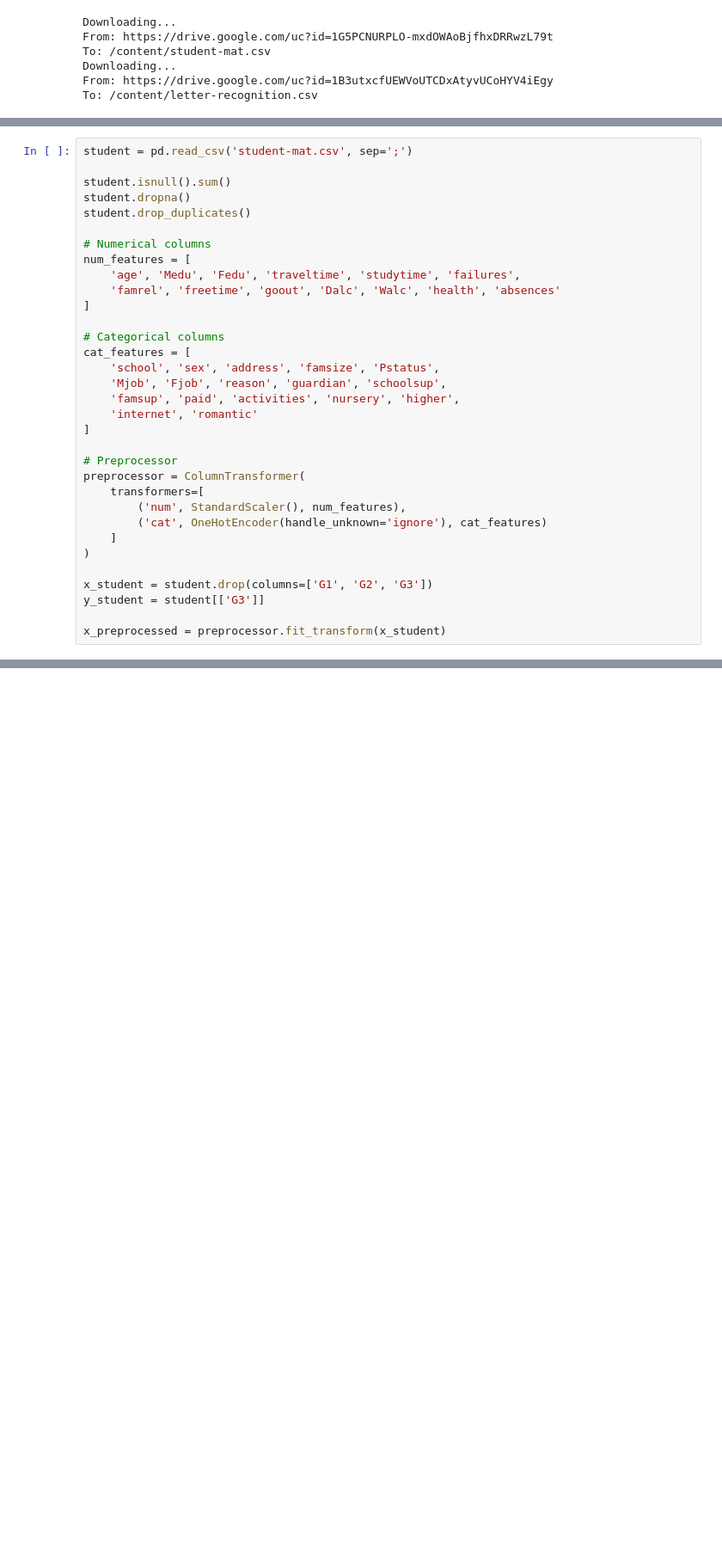
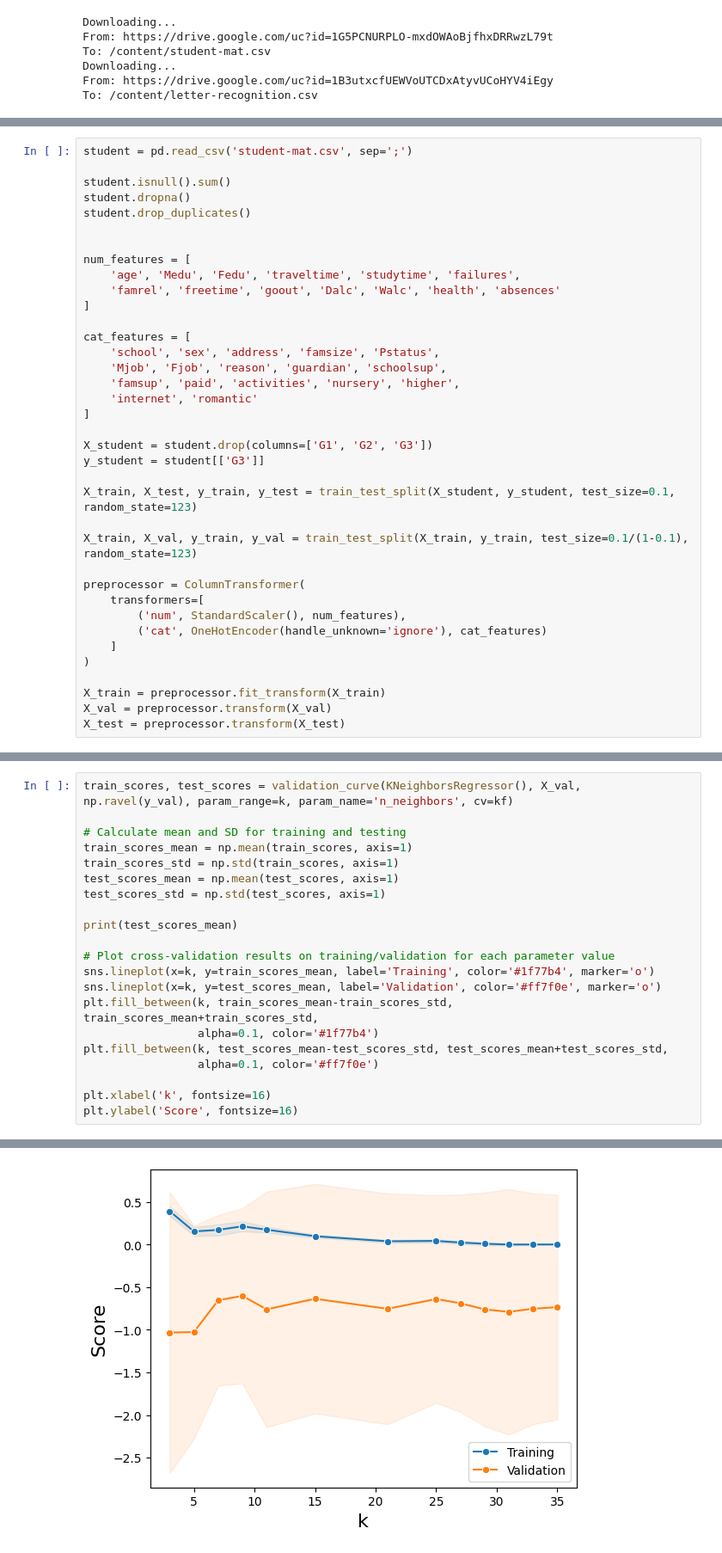
Before and after one commit to ntmdrgl/CSCI-164, a Jupyter notebook: csci_164_project.ipynb, the cells around one changed output, grey strips where cells are left out. Shown: that part at 86% size. Saved outputs shown, nothing was run; the diff lists cells and outputs as text; blank space fills up the shorter version.

```diff
--- a/csci_164_project.ipynb
+++ b/csci_164_project.ipynb
@@ -30,13 +44,12 @@ student.isnull().sum()
 student.dropna()
 student.drop_duplicates()
 
-# Numerical columns
+
 num_features = [
     'age', 'Medu', 'Fedu', 'traveltime', 'studytime', 'failures',
     'famrel', 'freetime', 'goout', 'Dalc', 'Walc', 'health', 'absences'
 ]
 
-# Categorical columns
 cat_features = [
     'school', 'sex', 'address', 'famsize', 'Pstatus',
     'Mjob', 'Fjob', 'reason', 'guardian', 'schoolsup',
@@ -44,7 +57,13 @@ cat_features = [
     'internet', 'romantic'
 ]
 
-# Preprocessor
+X_student = student.drop(columns=['G1', 'G2', 'G3'])
+y_student = student[['G3']]
+
+X_train, X_test, y_train, y_test = train_test_split(X_student, y_student, test_size=0.1, random_state=123)
+
+X_train, X_val, y_train, y_val = train_test_split(X_train, y_train, test_size=0.1/(1-0.1), random_state=123)
+
 preprocessor = ColumnTransformer(
     transformers=[
         ('num', StandardScaler(), num_features),
@@ -52,7 +71,6 @@ preprocessor = ColumnTransformer(
     ]
 )
 
-x_student = student.drop(columns=['G1', 'G2', 'G3'])
-y_student = student[['G3']]
-
-x_preprocessed = preprocessor.fit_transform(x_student)
+X_train = preprocessor.fit_transform(X_train)
+X_val = preprocessor.transform(X_val)
+X_test = preprocessor.transform(X_test)
@@ -69,0 +114,22 @@ letter.drop_duplicates()
+# %%
+train_scores, test_scores = validation_curve(KNeighborsRegressor(), X_val, np.ravel(y_val), param_range=k, param_name='n_neighbors', cv=kf)
+
+# Calculate mean and SD for training and testing
+train_scores_mean = np.mean(train_scores, axis=1)
+train_scores_std = np.std(train_scores, axis=1)
+test_scores_mean = np.mean(test_scores, axis=1)
+test_scores_std = np.std(test_scores, axis=1)
+
+print(test_scores_mean)
+
+# Plot cross-validation results on training/validation for each parameter value
+sns.lineplot(x=k, y=train_scores_mean, label='Training', color='#1f77b4', marker='o')
+sns.lineplot(x=k, y=test_scores_mean, label='Validation', color='#ff7f0e', marker='o')
+plt.fill_between(k, train_scores_mean-train_scores_std, train_scores_mean+train_scores_std,
+                 alpha=0.1, color='#1f77b4')
+plt.fill_between(k, test_scores_mean-test_scores_std, test_scores_mean+test_scores_std,
+                 alpha=0.1, color='#ff7f0e')
+
+plt.xlabel('k', fontsize=16)
+plt.ylabel('Score', fontsize=16)
+# %% [output]
@@ -69,0 +140 @@ letter.drop_duplicates()
+[figure, added]
```
Also changed, not shown: parts of 30 cells of this notebook.
